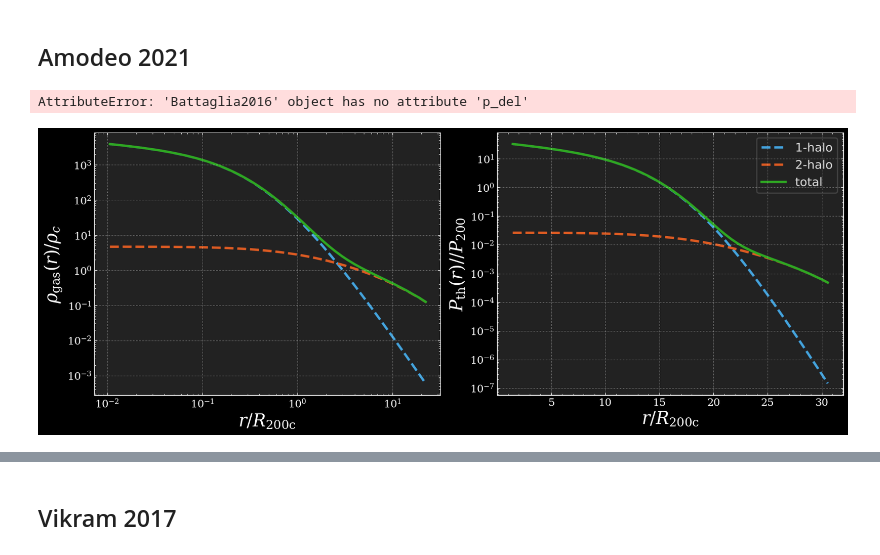
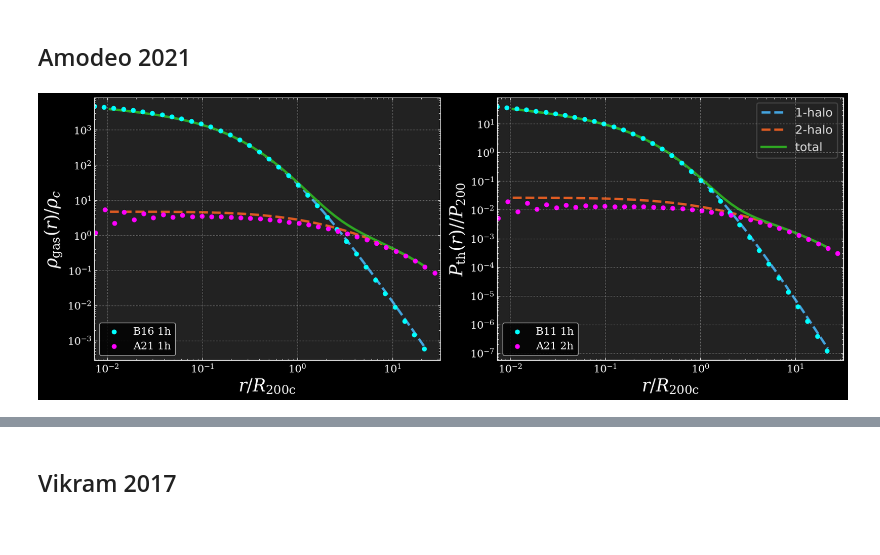
Before and after one commit to chadpopik/CAPPIBARAS, a Jupyter notebook: Models/ProfilesCheck.ipynb, the cells around one changed output, grey strips where cells are left out. Cells and saved outputs as stored; diff of their text form; code cells hidden in the pictures.

Commit message:
more profile edits

```diff
--- a/Models/ProfilesCheck.ipynb
+++ b/Models/ProfilesCheck.ipynb
@@ -515,33 +516,33 @@ plt.show()
 # %% [markdown]
 ## Amodeo 2021
 # %%
+importlib.reload(Plots); importlib.reload(Profiles)
 fig, axs = Plots.Amodeo2021().Fig7()
 
-import HaloModels, Profiles
-importlib.reload(Profiles)
-
-rs, z, logM = np.geomspace(1e-3, 1e2, 50), Profiles.Amodeo2021().z_med, np.round(Profiles.Amodeo2021().logMhMean, 1)
+r, z, logM200c = np.geomspace(1e-3, 1e2, 50), Profiles.Amodeo2021().z_med, np.round(Profiles.Amodeo2021().logMhMean, 1)
 
 hmod = HaloModels.colossus_model(Profiles.Amodeo2021().info)
-xs = rs*u.Mpc/hmod.rdel('200c')(z, logM)
+x = lambda z, logM200c: r*u.Mpc/hmod.rdel('200c')(z, logM200c)
+
 B11 = Profiles.Battaglia2011(rhoc=hmod.rhoc, r200c=hmod.rdel('200c'))
 B16 = Profiles.Battaglia2016({'model':'AGN'}, rhoc=hmod.rhoc, r200c=hmod.rdel('200c'))
-axs[0].scatter(xs, B16.p_del(rs, z, logM, fixtypo=False)()[:, 0, 0], c='cyan', label='B16 1h')
-axs[1].scatter(xs, B11.P_del(rs, z, logM)()[:, 0, 0], c='cyan', label='B11 1h')
+
+ptypo = {'beta_A0': B16.p0['beta_A0']-2*B16.p0['gamma']}
+axs[0].scatter(x(z, logM200c), (B16.Density(r, z, logM200c)(ptypo)/B16.pc(z))[:, 0, 0], c='cyan', label='B16 1h')
+axs[1].scatter(x(z, logM200c), (B11.Pressure(r, z, logM200c)()/B11.P200c(z, logM200c))[:, 0, 0], c='cyan', label='B11 1h')
 
 hmod = HaloModels.pyccl_model(Profiles.Amodeo2021().info,PowSpec='LINEAR', Concentration='constant')
-dndlogm2 = lambda z, logm: hmod.dndlogm(z, hmod.logM_conv(z, logm, 'fof')-np.log10(hmod.params['h']))*hmod.params['h']**4
-bh2 = lambda z, logm: hmod.bh(z, logm-np.log10(hmod.params['h']))
-Plin2 = lambda k, z: hmod.Plin(k*hmod.params['h'], z)/hmod.params['h']**3
-xs = rs*u.Mpc/hmod.rdel('200c')(z, logM)
+A21 = Profiles.Amodeo2021({'model':'GNFW'},rhoc=hmod.rhoc, r200c=hmod.rdel('200c'), dndlogm=hmod.dndlogm, bh=hmod.bh, Plin=hmod.Plin)
 
-M21 = Profiles.Moser2021({'model':'GNFW'},rhoc=hmod.rhoc, r200c=hmod.rdel('200c'), dndlogm=dndlogm2, bh=bh2, Plin=Plin2)
+axs[0].scatter(x(z, logM200c), (A21.Density2h(r, z, logM200c)/A21.pc(z))[:, 0, 0], c='magenta', label='A21 1h')
+axs[1].scatter(x(z, logM200c), (A21.Pressure2h(r, z, logM200c)/A21.P200c(z, logM200c))[:, 0, 0], c='magenta', label='A21 2h')
 
-axs[0].scatter(xs, M21.p2h_del(rs, z, logM)()[:, 0, 0], c='magenta', label='M21 2h')
-axs[1].scatter(xs, M21.P2h_del(rs, z, logM)()[:, 0, 0]/0.7**3, c='magenta', label='M21 2h')
+# dndlogm2 = lambda z, logm: hmod.dndlogm(z, hmod.logM_conv(z, logm, 'fof')-np.log10(hmod.params['h']))*hmod.params['h']**4
+# bh2 = lambda z, logm: hmod.bh(z, logm-np.log10(hmod.params['h']))
+# Plin2 = lambda k, z: hmod.Plin(k*hmod.params['h'], z)/hmod.params['h']**3
+# M21 = Profiles.Moser2021({'model':'GNFW'},rhoc=hmod.rhoc, r200c=hmod.rdel('200c'), dndlogm=dndlogm2, bh=bh2, Plin=Plin2)
 
-axs[0].legend(); axs[1].legend()
+axs[0].legend(loc='lower left'); axs[1].legend(loc='lower left')
 plt.show()
 # %% [output]
-AttributeError: 'Battaglia2016' object has no attribute 'p_del'
-[figure, old version]
+[figure, new version]
```
Also changed, not shown: parts of 10 cells of this notebook, 2 other files.
